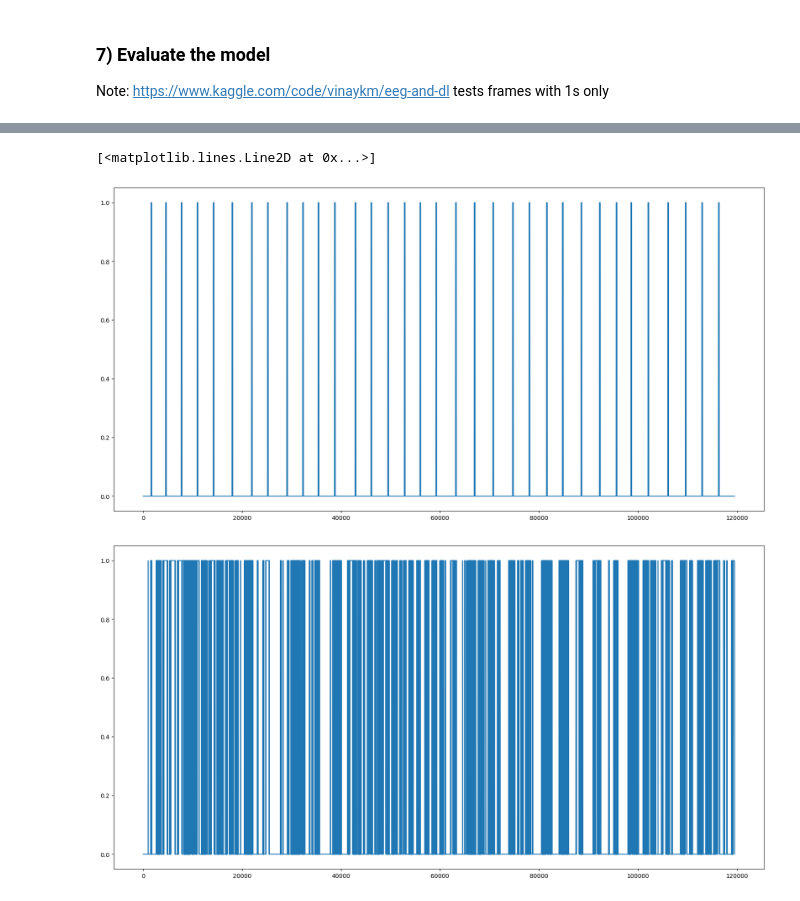
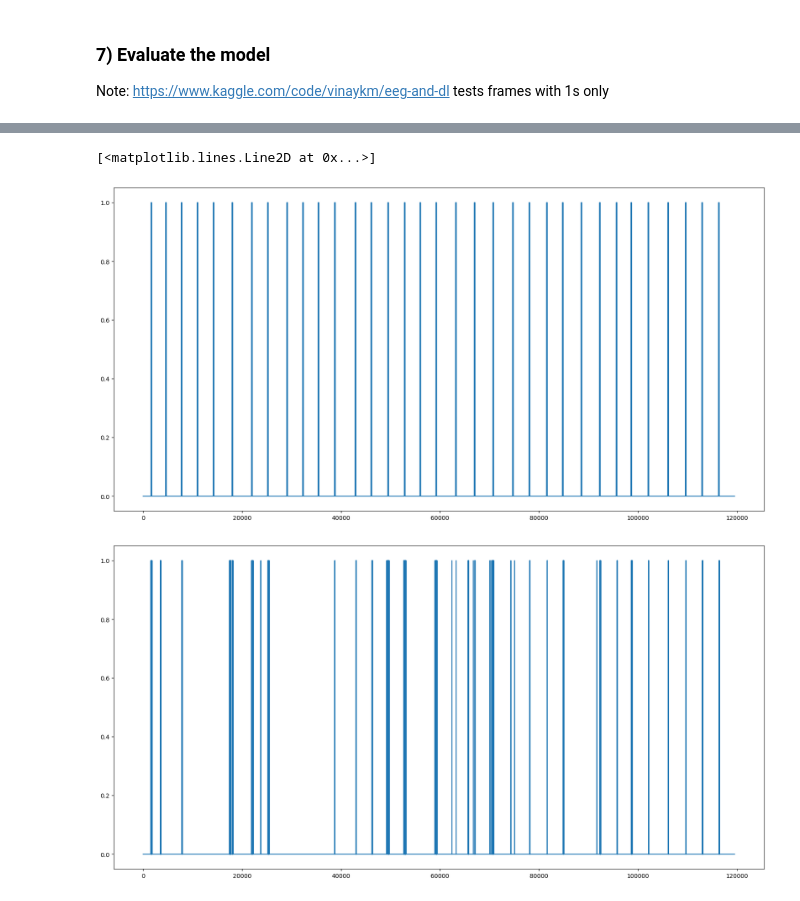
Before and after one commit to tuankhoin/MCEN90048-EEG-Grasp-and-Lift-Detection, a Jupyter notebook: Sean_LSTM.ipynb, the cells around one changed output, grey strips where cells are left out. Cells and saved outputs as stored; diff of their text form; code cells hidden in the pictures.

```diff
--- a/Sean_LSTM.ipynb
+++ b/Sean_LSTM.ipynb
@@ -63,6 +63,7 @@ Takes a specified window size (t_lookback in seconds and sample_reduction) to lo
 # %%
 T_LOOKBACK = 2
 SAMPLE_REDUCTION = 50
+NON_EVENT_THESHOLD = 0.25 # Proportion of extra non-event (0s) data to put into the training set. Higher the value to put in more non-event data
 
 def generate_input_dataset(x_train_data_series, y_train_data_series, t_lookback=T_LOOKBACK, sample_reduction=SAMPLE_REDUCTION):
     """ Generate the input dataset for the LSTM model. This is done by looking back a fixed amount of time and downsampling the data.
@@ -81,7 +82,7 @@ def generate_input_dataset(x_train_data_series, y_train_data_series, t_lookback=
 
         for i in range(n_frames-1, series_data.shape[0]-1): # Go through all the possible predictable frames (frames that have hisotrical data avaiable) NOTE: -1 because sometimes the filtered data has 1 more frame
 
-            if np.sum(series_events[i]) > 0: # If there is an event at this frame
+            if np.sum(series_events[i]) > 0 or (np.random.random() < NON_EVENT_THESHOLD): # If there is an event at this frame # or randomly sample some of the non-event frames
 
                 x.append(series_data[i-n_frames+sample_reduction:i+sample_reduction:sample_reduction]) # Append the data
                 y.append(series_events[i]) # Append the label for the event with the historicla data in mind
@@ -139,5 +142,5 @@ _________________________________________________________________
 # %% [markdown]
 ### 6) Train the model
 # %%
-history = model.fit(x_train, y_train, epochs=15, batch_size=1024, validation_split=0.2)
+history = model.fit(x_train, y_train, epochs=5, batch_size=1024, validation_split=0.2)
 # %% [output]
@@ -253,20 +249,20 @@ plt.show()
 # %%
 # plt.plot(np.round(y_pred[:,1]))
 
 # print(y_pred.shape)
 # print(y_test_data_series[0].shape)
 
 np.sum(np.sum(y_pred[0][0:1000],0))
 # plot y_test_data_series[0] with figure size of 20,10
 plt.figure(figsize=(20,10))
 plt.plot(y_test_data_series[0][:,0])
 plt.figure(figsize=(20,10))
-plt.plot(np.where(y_pred[0][:,0] > 0.99, 1, 0))
-# plt.plot(y_pred[0][:,3])
+plt.plot(np.where(y_pred[0][:,0] > 0.5, 1, 0))
+# plt.plot(y_pred[0][:,0])
 
 
 # need to train some more on the 0s
 # %% [output]
 [<matplotlib.lines.Line2D at 0x...>]
 [figure]
-[figure, old version]
+[figure, new version]
```
Also changed, not shown: parts of 5 cells of this notebook.
